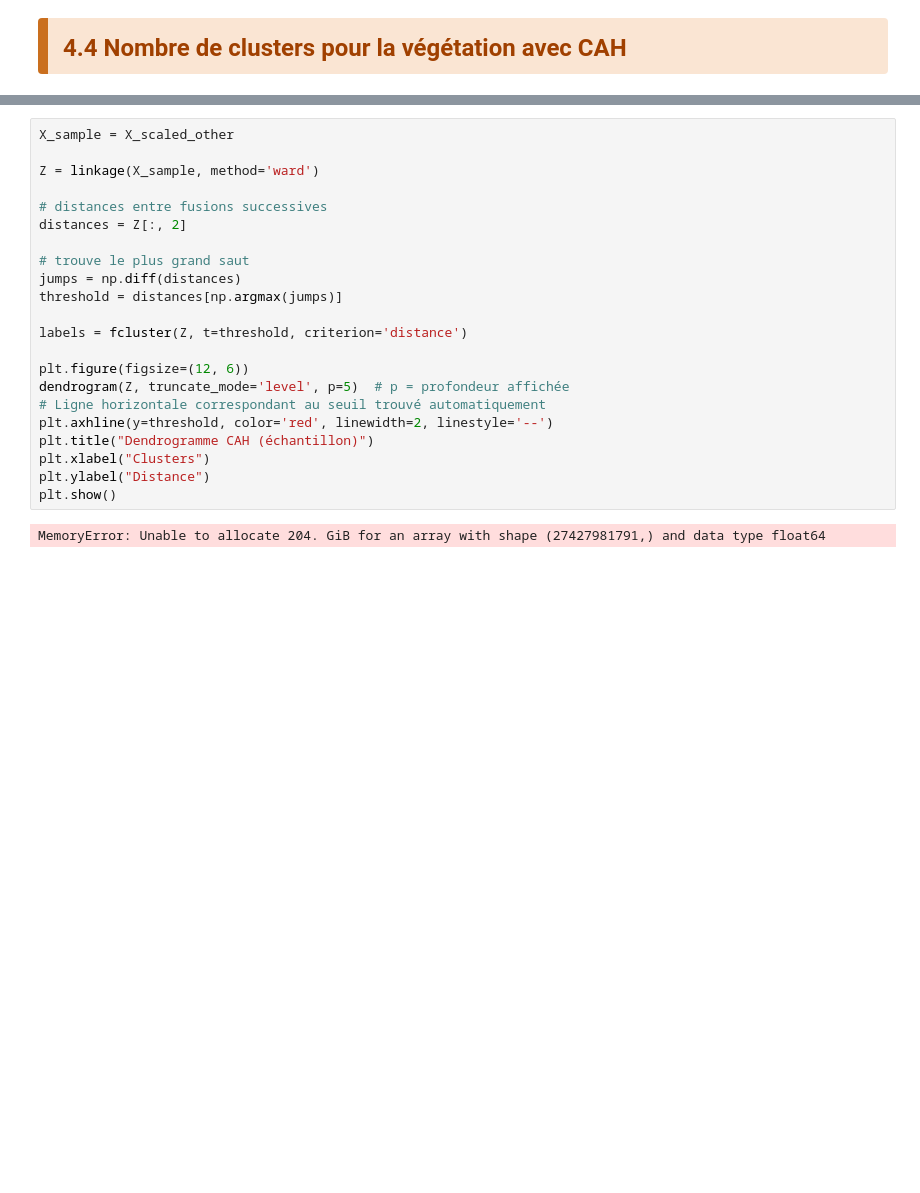
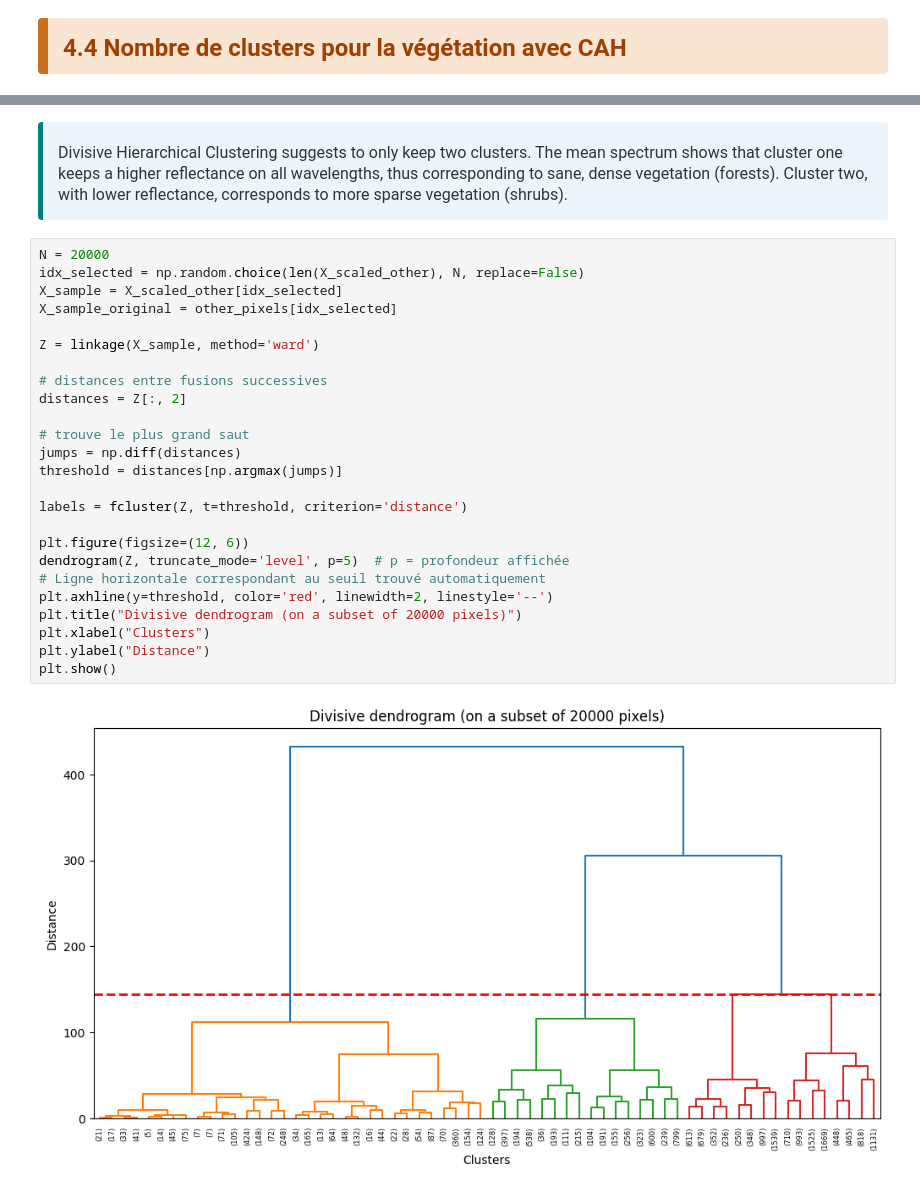
Before and after one commit to ArmanHosseini1/PIR-Rio-Tinto, a Jupyter notebook: SENTINEL-2/Notebook.ipynb, the cells around one changed output, grey strips where cells are left out. Cells and saved outputs as stored; diff of their text form; blank space fills up the shorter version.

Commit message:
avancée interprétation clusters CDH

```diff
--- a/SENTINEL-2/Notebook.ipynb
+++ b/SENTINEL-2/Notebook.ipynb
@@ -1315,24 +1314,32 @@ plt.show()
+# %% [markdown]
+<div style="background-color: #ecf5fb; border-left: 5px solid teal; padding: 15px; border-radius: 4px; font-size: 16px; font-family: 'Montserrat', sans-serif; color: #333;">
+    <strong style="color: teal;"></strong>
+    <p style="margin-top: 5px; margin-bottom: 0;">
+Divisive Hierarchical Clustering suggests to only keep two clusters. The mean spectrum shows that cluster one keeps a higher reflectance on all wavelengths, thus corresponding to sane, dense vegetation (forests). Cluster two, with lower reflectance, corresponds to more sparse vegetation (shrubs).
 # %%
-X_sample = X_scaled_other
+N = 20000
+idx_selected = np.random.choice(len(X_scaled_other), N, replace=False)
+X_sample = X_scaled_other[idx_selected]
+X_sample_original = other_pixels[idx_selected]
 
 Z = linkage(X_sample, method='ward')
 
 # distances entre fusions successives
 distances = Z[:, 2]
 
 # trouve le plus grand saut
 jumps = np.diff(distances)
 threshold = distances[np.argmax(jumps)]
 
 labels = fcluster(Z, t=threshold, criterion='distance')
 
 plt.figure(figsize=(12, 6))
 dendrogram(Z, truncate_mode='level', p=5)  # p = profondeur affichée
 # Ligne horizontale correspondant au seuil trouvé automatiquement
 plt.axhline(y=threshold, color='red', linewidth=2, linestyle='--')
-plt.title("Dendrogramme CAH (échantillon)")
+plt.title("Divisive dendrogram (on a subset of 20000 pixels)")
 plt.xlabel("Clusters")
 plt.ylabel("Distance")
 plt.show()
 # %% [output]
-MemoryError: Unable to allocate 204. GiB for an array with shape (27427981791,) and data type float64
+[figure, added]
```
Also changed, not shown: parts of 21 cells of this notebook, 1 other file.
